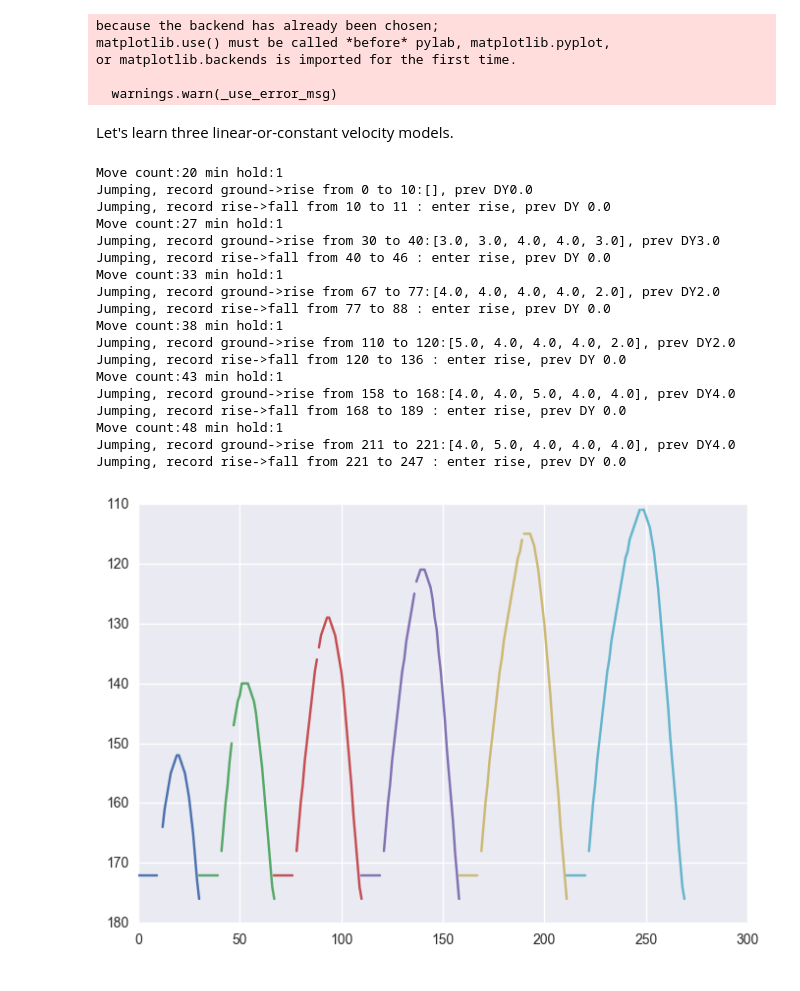
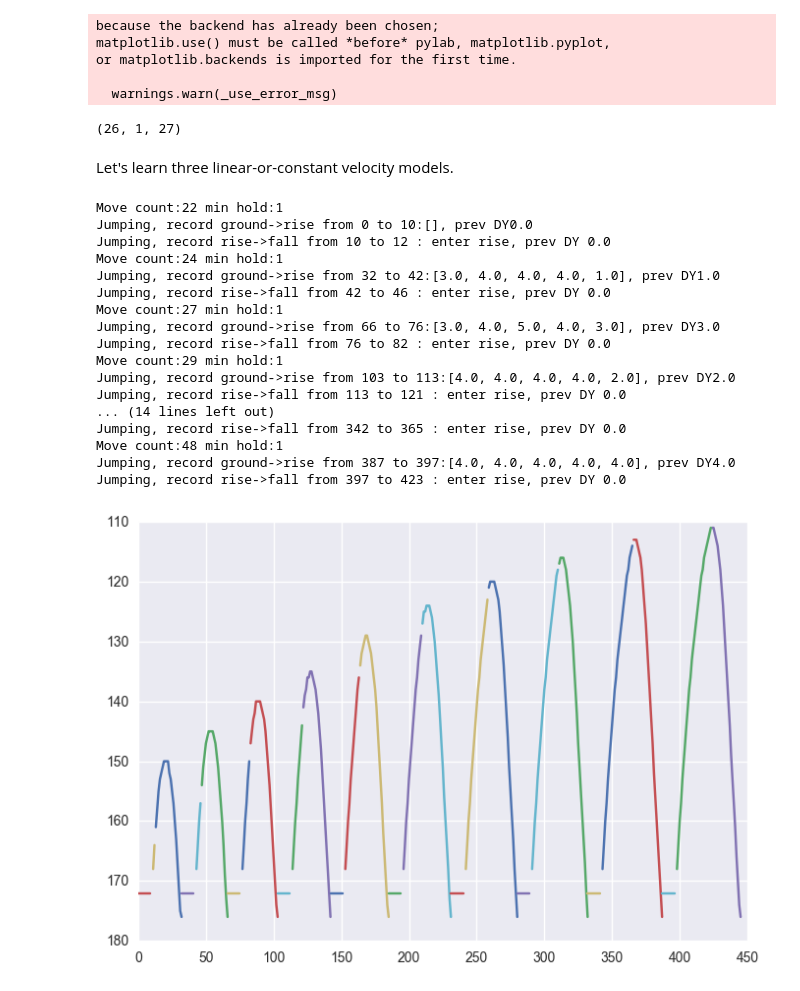
Before and after one commit to JoeOsborn/mechlearn, a Jupyter notebook: mechlearn/jumpfit.ipynb, the cells around one changed output. Drawn from its saved outputs; the diff is of its cells as text; code cells hidden in the pictures.

```diff
--- a/mechlearn/jumpfit.ipynb
+++ b/mechlearn/jumpfit.ipynb
@@ -74,3 +76,6 @@ emu.step(0x0, 0x0)
 start = fceulib.VectorBytes()
 emu.save(start)
 allTrials,minHold,maxHold = jumpfinder.runTrials(emu, start, getx, gety, jumpButton)
+(len(allTrials),minHold,maxHold)
+# %% [output]
+(26, 1, 27)
@@ -95,7 +98,7 @@ def record_run(modes, state, t, vbls, all_vbls):
 
 t = 0
 state_change_t = 0
-trials = allTrials[0:-1:5]
+trials = allTrials[0:6:2] + allTrials[6:-1:3]
 all_vbls = dict(x=[],y=[],dx=[],dy=[],t=[])
 # Tweak the range and increment to get more precise/slower fitting.
 for moves, stats in trials:
@@ -152,46 +155,45 @@ for moves, stats in trials:
         all_vbls["y"].append(vbls["y"][-1])
         vbls["dx"].append(stats.x.allVals[i+1] - stats.x.allVals[i])
         all_vbls["dx"].append(vbls["dx"][-1])
         vbls["dy"].append(stats.y.allVals[i+1] - stats.y.allVals[i])
         all_vbls["dy"].append(vbls["dy"][-1])
         vbls["t"].append(t-state_change_t)
         all_vbls["t"].append(vbls["t"][-1])
     #print "Landed, record "+state+"->ground from "+str(state_change_t)+" to "+str(t)
     record_run(modes,
                state,
                state_change_t,
                vbls,
                all_vbls)
     state_change_t = t
 
 
 for m in modes:
     #print m
     for (run_start, prev_vbls, run_vbls) in modes[m]:
         #print str(run_start)+".."+str(run_start+len(run_vbls["y"]))
         #print "PVs:"+str(prev_vbls)
         plt.plot(run_vbls["t"]+run_start, run_vbls["y"])
 
 
 plt.gca().invert_yaxis()
 plt.show()
 # %% [output]
-Move count:20 min hold:1
+Move count:22 min hold:1
 Jumping, record ground->rise from 0 to 10:[], prev DY0.0
-Jumping, record rise->fall from 10 to 11 : enter rise, prev DY 0.0
+Jumping, record rise->fall from 10 to 12 : enter rise, prev DY 0.0
+Move count:24 min hold:1
+Jumping, record ground->rise from 32 to 42:[3.0, 4.0, 4.0, 4.0, 1.0], prev DY1.0
+Jumping, record rise->fall from 42 to 46 : enter rise, prev DY 0.0
 Move count:27 min hold:1
-Jumping, record ground->rise from 30 to 40:[3.0, 3.0, 4.0, 4.0, 3.0], prev DY3.0
-Jumping, record rise->fall from 40 to 46 : enter rise, prev DY 0.0
-Move count:33 min hold:1
-Jumping, record ground->rise from 67 to 77:[4.0, 4.0, 4.0, 4.0, 2.0], prev DY2.0
-Jumping, record rise->fall from 77 to 88 : enter rise, prev DY 0.0
-Move count:38 min hold:1
-Jumping, record ground->rise from 110 to 120:[5.0, 4.0, 4.0, 4.0, 2.0], prev DY2.0
-Jumping, record rise->fall from 120 to 136 : enter rise, prev DY 0.0
-Move count:43 min hold:1
-Jumping, record ground->rise from 158 to 168:[4.0, 4.0, 5.0, 4.0, 4.0], prev DY4.0
-Jumping, record rise->fall from 168 to 189 : enter rise, prev DY 0.0
+Jumping, record ground->rise from 66 to 76:[3.0, 4.0, 5.0, 4.0, 3.0], prev DY3.0
+Jumping, record rise->fall from 76 to 82 : enter rise, prev DY 0.0
+Move count:29 min hold:1
+Jumping, record ground->rise from 103 to 113:[4.0, 4.0, 4.0, 4.0, 2.0], prev DY2.0
+Jumping, record rise->fall from 113 to 121 : enter rise, prev DY 0.0
+... (14 lines left out)
+Jumping, record rise->fall from 342 to 365 : enter rise, prev DY 0.0
 Move count:48 min hold:1
-Jumping, record ground->rise from 211 to 221:[4.0, 5.0, 4.0, 4.0, 4.0], prev DY4.0
-Jumping, record rise->fall from 221 to 247 : enter rise, prev DY 0.0
+Jumping, record ground->rise from 387 to 397:[4.0, 4.0, 4.0, 4.0, 4.0], prev DY4.0
+Jumping, record rise->fall from 397 to 423 : enter rise, prev DY 0.0
-[figure, old version]
+[figure, new version]
```
Also changed, not shown: parts of 10 cells of this notebook, 1 other file.
